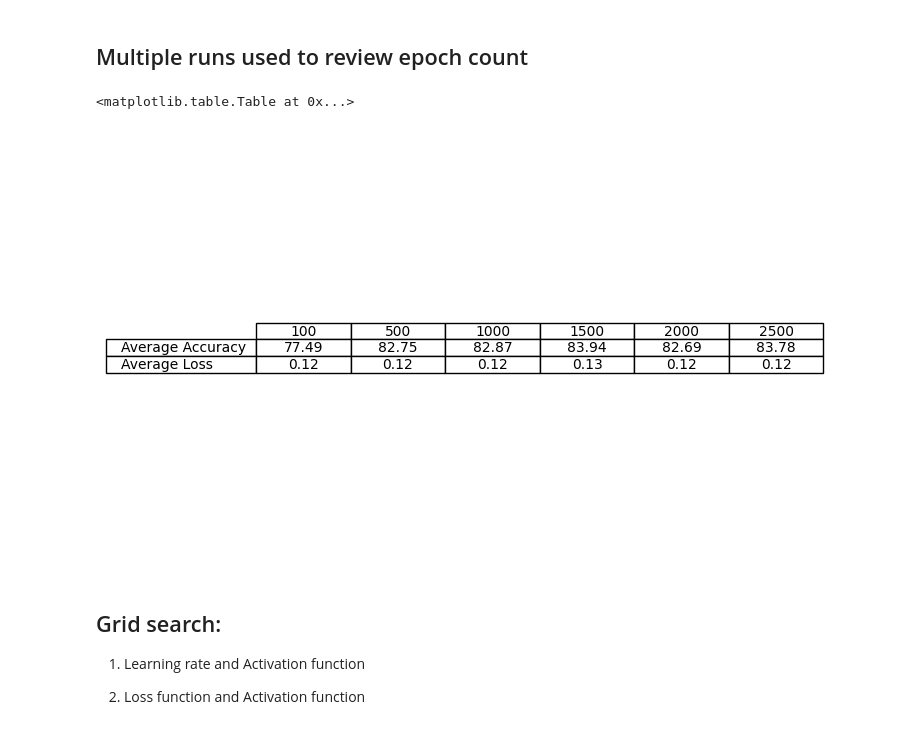
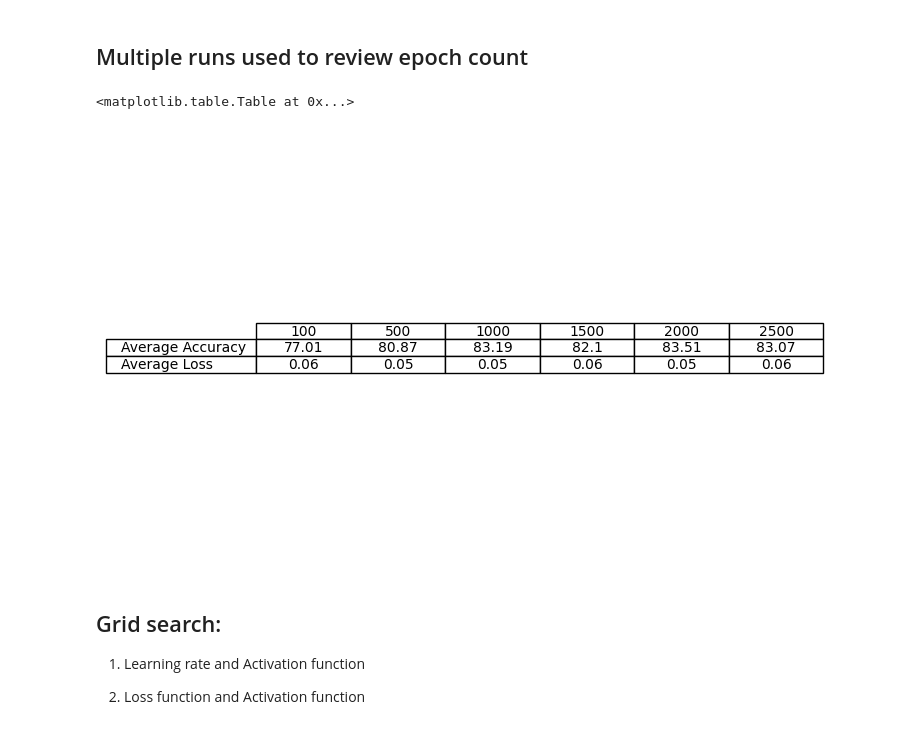
Before and after one commit to SharkmanZA/Almond-classification, a Jupyter notebook: main.ipynb, the cells around one changed output. Drawn from its saved outputs; the diff is of its cells as text; code cells hidden in the pictures.

```diff
--- a/main.ipynb
+++ b/main.ipynb
@@ -260,17 +303,18 @@ with open('main.ipynb') as a:
     nb = nbformat.read(a, as_version=4)
 
 # Run data preprocessing code-block to get new data
-get_ipython().run_cell(nb.cells[4].source)
+get_ipython().run_cell(nb.cells[7].source)
 
 network = NeuralNetwork(14,3, nn.LeakyReLU())
 learning_rate = 0.001
-epoch_count = 1000
+epoch_count = 2000
+
 hybrid_learning_combination = False
 
 if hybrid_learning_combination:
-    network.train_network(df_training_set, df_validation_set, nn.MSELoss(), [optim.Adam(network.parameters(), lr=learning_rate), optim.Rprop(network.parameters(), lr=0.01), optim.RMSprop(network.parameters(), lr=0.001)], epoch_count, learning_rate)
+    network.train_network(df_training_set, df_validation_set, nn.HuberLoss(), [optim.Adam(network.parameters(), lr=learning_rate), optim.Rprop(network.parameters(), lr=learning_rate)], epoch_count, learning_rate)
 else:
-    network.train_network(df_training_set, df_validation_set, nn.MSELoss(), optim.Adam(network.parameters(), lr=learning_rate), epoch_count, learning_rate)
+    network.train_network(df_training_set, df_validation_set, nn.HuberLoss(), optim.Adam(network.parameters(), lr=learning_rate), epoch_count, learning_rate)
 
 accuracy, loss = network.test_network(df_testing_set)
 network.display_metrics()
@@ -281,0 +335,29 @@ Final Testing Accuracy: 83.06595365418895
+# %%
+with open('main.ipynb') as a:
+    nb = nbformat.read(a, as_version=4)
+    get_ipython().run_cell(nb.cells[7].source)
+    learning_rate = 0.001
+    epoch_count = 2000
+    fold_count = 5
+    n = 0
+    acc = []
+
+    def get_data_from_indices(indices: list[int], data: pd.DataFrame):
+        temp = data.copy()
+        return temp.iloc[indices]
+
+    print(f'====================================================')
+    kfold = KFold(n_splits=fold_count, shuffle=True)
+    for train, valid in kfold.split(df_training_and_validation_set):
+        network = NeuralNetwork(14,3, nn.LeakyReLU())
+        network.train_network(train=get_data_from_indices(train, df_training_and_validation_set), valid=get_data_from_indices(valid, df_training_and_validation_set), loss_f=nn.HuberLoss(), op_funcs=optim.Adam(network.parameters(), lr=learning_rate), epochs=epoch_count, lr=learning_rate)
+        acc.append(network.valid_accuracy[-1])
+        n+=1
+        print(f'Fold {n}: Accuracy: {round(network.valid_accuracy[-1], 4)} Loss: {round(network.validation_loss[-1], 4)}')
+    print(f"Average accuracy across {fold_count} folds: {np.mean(acc)}")
+
+    network = NeuralNetwork(14,3, nn.LeakyReLU())
+    network.train_network(df_training_set, df_validation_set, nn.HuberLoss(), optim.Adam(network.parameters(), lr=learning_rate), epoch_count, learning_rate)
+    accuracy, loss = network.test_network(df_testing_set)
+    print(f'====================================================')
+    network.display_metrics()
@@ -286,35 +382,35 @@ total_runs = 10
 learning_rate = 0.01
 epoch_counts = [100, 500, 1000, 1500, 2000, 2500]
 average_acc = []
 average_loss = []
 
 with open('main.ipynb') as a:
     nb = nbformat.read(a, as_version=4)
     for c in range(len(epoch_counts)):
         t_acc = 0
         t_loss = 0
         for i in range(total_runs):
             network = NeuralNetwork(14,3, nn.LeakyReLU())
-            get_ipython().run_cell(nb.cells[4].source)
+            get_ipython().run_cell(nb.cells[7].source)
             network.train_network(df_training_set, df_validation_set, nn.HuberLoss(), optim.Adam(network.parameters(), lr=learning_rate), epoch_counts[c], learning_rate)
             acc, loss = network.test_network(df_testing_set)
             t_acc  += acc
             t_loss += loss
         average_acc.append(t_acc / total_runs)
         average_loss.append(t_loss / total_runs)
 
 data = [average_acc, average_loss]
 
 fig, ax = plt.subplots()
 fig.tight_layout()
 data = pd.DataFrame(data, columns=[str(x) for x in epoch_counts])
 data = data.round(2)
 ax.axis("off")
 ax.axis("tight")
 ax.table(cellText=data.values, colLabels=data.columns, rowLabels=["Average Accuracy", "Average Loss"], loc='center', cellLoc='center')
 # %% [output]
 <matplotlib.table.Table at 0x...>
-[figure, old version]
+[figure, new version]
 # %% [markdown]
 ## Grid search:
 
```
Also changed, not shown: parts of 9 cells of this notebook, 2 other files.
